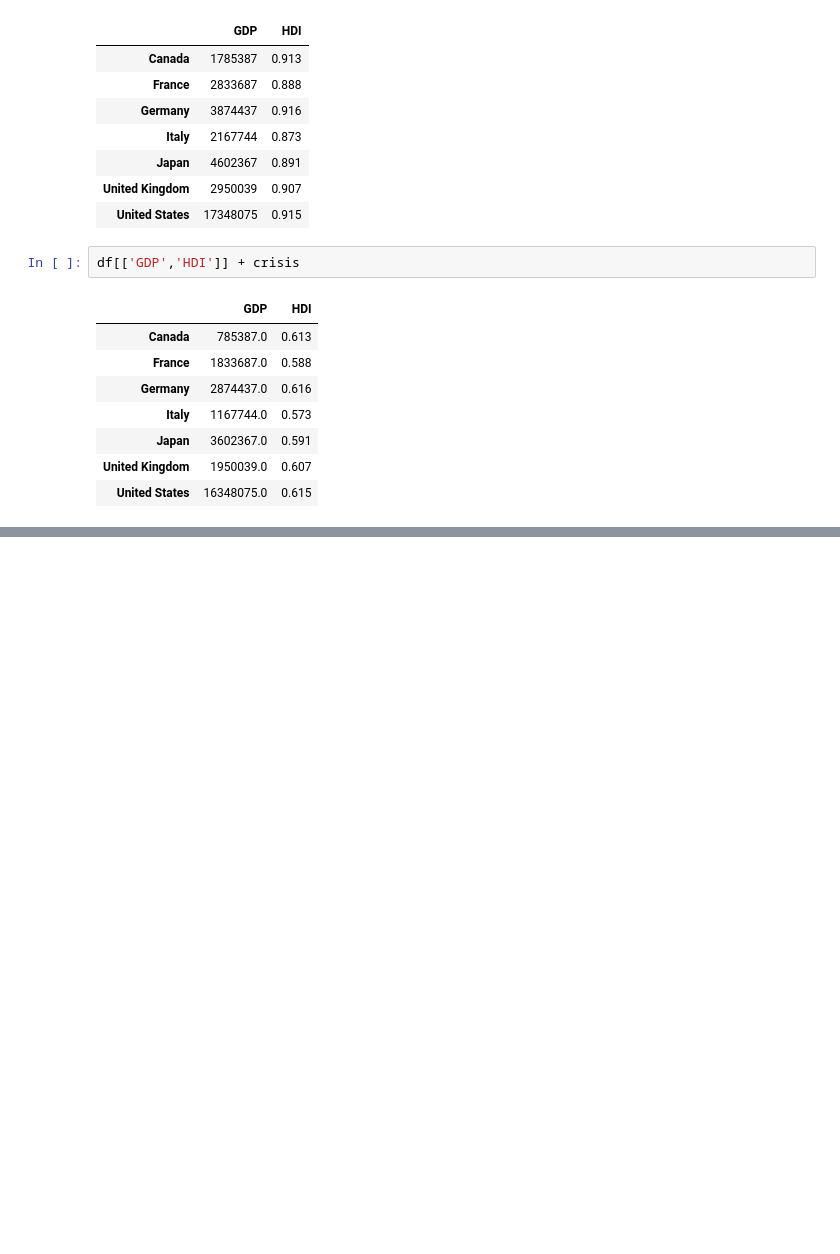
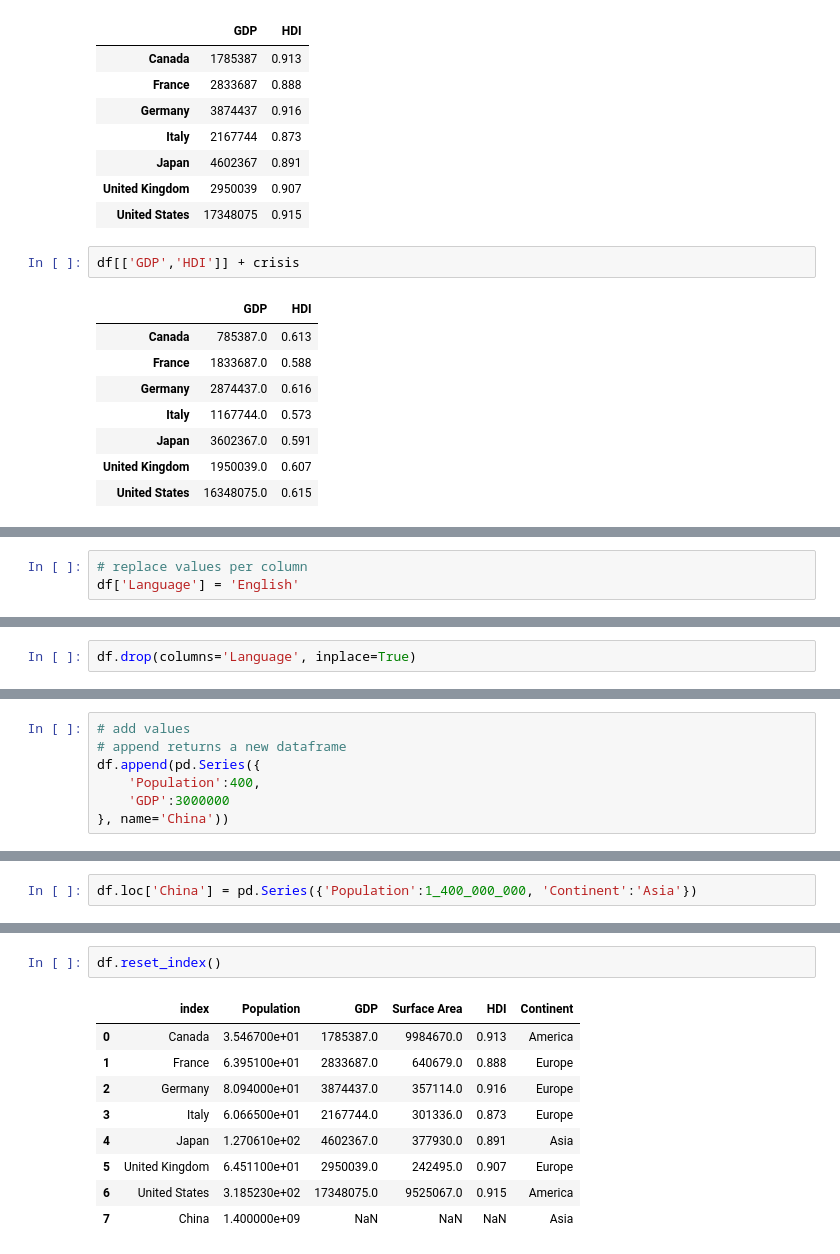
Before and after one commit to soralee2821/coding, a Jupyter notebook: 2021_05_13.ipynb, the cells around one changed output, grey strips where cells are left out. Saved outputs shown, nothing was run; the diff lists cells and outputs as text; blank space fills up the shorter version.

```diff
--- a/2021_05_13.ipynb
+++ b/2021_05_13.ipynb
@@ -460,0 +487,3 @@ df[['GDP','HDI']] + crisis
+# %%
+# replace values per column
+df['Language'] = 'English'
@@ -460,0 +566,2 @@ df[['GDP','HDI']] + crisis
+# %%
+df.drop(columns='Language', inplace=True)
@@ -460,0 +579,7 @@ df[['GDP','HDI']] + crisis
+# %%
+# add values
+# append returns a new dataframe
+df.append(pd.Series({
+    'Population':400,
+    'GDP':3000000
+}, name='China'))
@@ -460,0 +607,2 @@ df[['GDP','HDI']] + crisis
+# %%
+df.loc['China'] = pd.Series({'Population':1_400_000_000, 'Continent':'Asia'})
@@ -460,0 +621,12 @@ df[['GDP','HDI']] + crisis
+# %%
+df.reset_index()
+# %% [output]
+|  | index | Population | GDP | Surface Area | HDI | Continent |
+| 0 | Canada | 3.546700e+01 | 1785387.0 | 9984670.0 | 0.913 | America |
+| 1 | France | 6.395100e+01 | 2833687.0 | 640679.0 | 0.888 | Europe |
+| 2 | Germany | 8.094000e+01 | 3874437.0 | 357114.0 | 0.916 | Europe |
+| 3 | Italy | 6.066500e+01 | 2167744.0 | 301336.0 | 0.873 | Europe |
+| 4 | Japan | 1.270610e+02 | 4602367.0 | 377930.0 | 0.891 | Asia |
+| 5 | United Kingdom | 6.451100e+01 | 2950039.0 | 242495.0 | 0.907 | Europe |
+| 6 | United States | 3.185230e+02 | 17348075.0 | 9525067.0 | 0.915 | America |
+| 7 | China | 1.400000e+09 | NaN | NaN | NaN | Asia |
```
Also changed, not shown: parts of 21 cells of this notebook.
